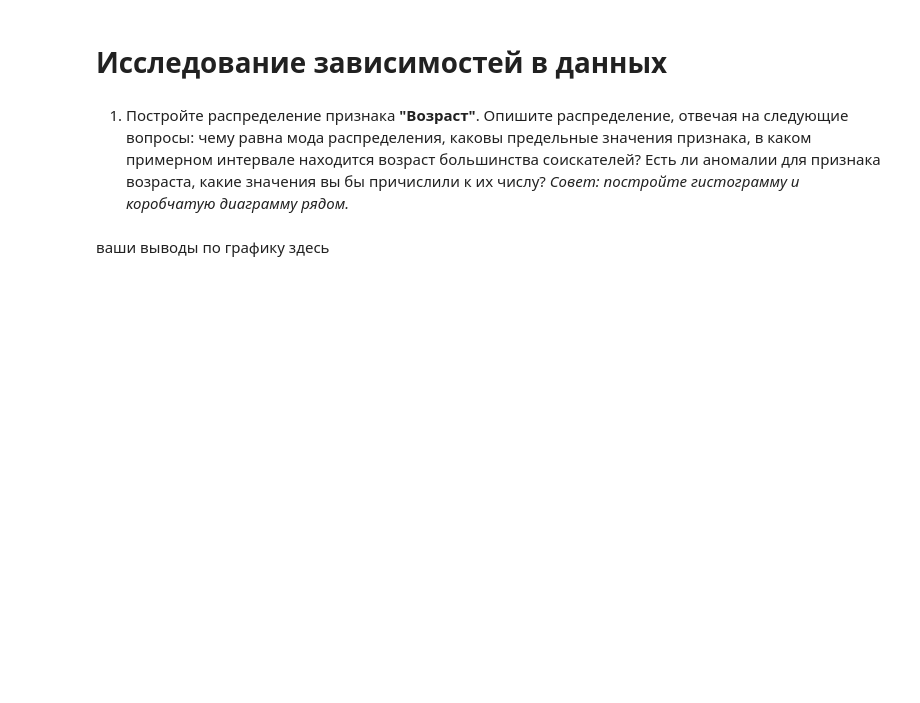
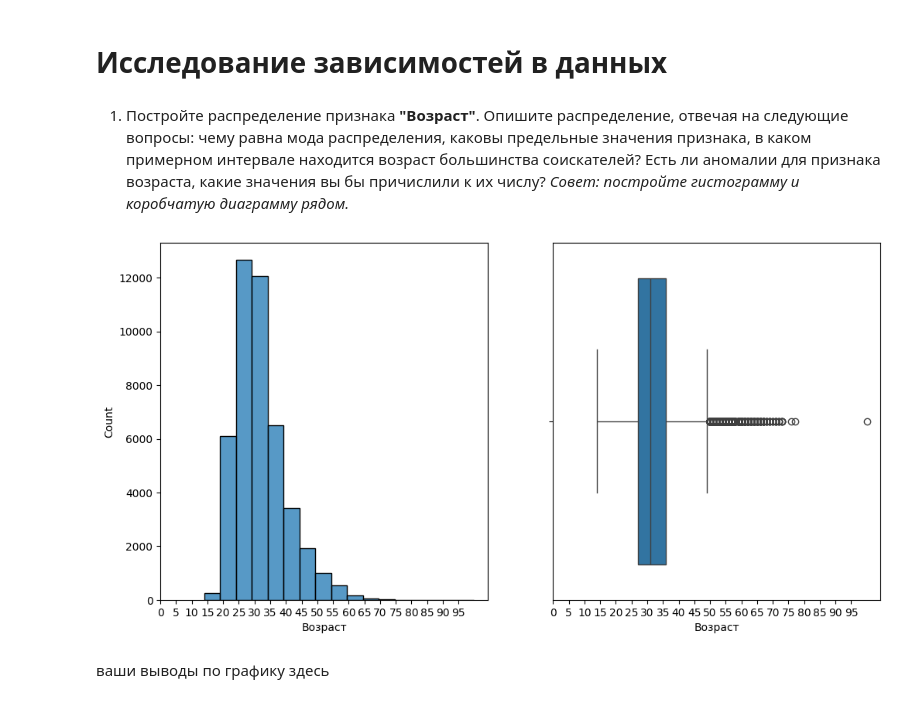
Before and after one commit to pr0xtti/mipt-py-hw05, a Jupyter notebook: lms/homework05/Project-1. Ноутбук.ipynb, the cells around one changed output. Drawn from its saved outputs; the diff is of its cells as text; code cells hidden in the pictures; blank space fills up the shorter version.

```diff
--- a/lms/homework05/Project-1. Ноутбук.ipynb
+++ b/lms/homework05/Project-1. Ноутбук.ipynb
@@ -354,15 +349,23 @@ employment_types = [
     'Полная занятость', 'Частичная занятость', 'Проектная работа', 'Волонтерство', 'Стажировка'
 ]
 
-for emp_type in employment_types:
-    df[emp_type] = df['Занятость'].str.contains(emp_type.lower()).astype(bool)
+if 'Занятость' in df.columns:
+    for emp_type in employment_types:
+        df[emp_type] = df['Занятость'].str.contains(emp_type.lower()).astype(bool)
+    df.drop(['Занятость'], axis=1, inplace=True)
+else:
+    print(f"Column 'Занятость' already parsed")
 
 # Создание бинарных признаков для графика работы
 schedule_types = [
     'Полный день', 'Сменный график', 'Гибкий график', 'Удаленная работа', 'Вахтовый метод'
 ]
 
-for sch_type in schedule_types:
-    df[sch_type] = df['График'].str.contains(sch_type.lower()).astype(bool)
+if 'График' in df.columns:
+    for sch_type in schedule_types:
+        df[sch_type] = df['График'].str.contains(sch_type.lower()).astype(bool)
+    df.drop(['График'], axis=1, inplace=True)
+else:
+    print(f"Column 'График' already parsed")
 
 # df.drop(['Занятость', 'График'], axis=1, inplace=True)
@@ -430,0 +576,4 @@ Name: date, Length: 44744, dtype: datetime64[ns]
+# %%
+df[col] = pd.to_datetime(df[col])
+print(df[['Обновление резюме', 'salary', 'salary_cur']].head(2))
+print(df['Обновление резюме'].dtype)
@@ -435,6 +632,19 @@ Name: date, Length: 44744, dtype: datetime64[ns]
 *Совет: постройте гистограмму и коробчатую диаграмму рядом.*
 # %%
 # ваш код здесь
+fig, ax = plt.subplots(1, 2, figsize=(12, 6))
+
+sns.histplot(df['Возраст'], binwidth=5, ax=ax[0], discrete=False)
+sns.boxplot(x=df['Возраст'], ax=ax[1])
+
+# Add more x axis labels
+x_max = df['Возраст'].max()
+ax[0].set_xticks(range(0, x_max, 5))
+ax[1].set_xticks(range(0, x_max, 5))
+
+plt.show()
+# %% [output]
+[figure, added]
 # %% [markdown]
 ваши выводы по графику здесь
 # %% [markdown]
```
Also changed, not shown: parts of 12 cells of this notebook.
